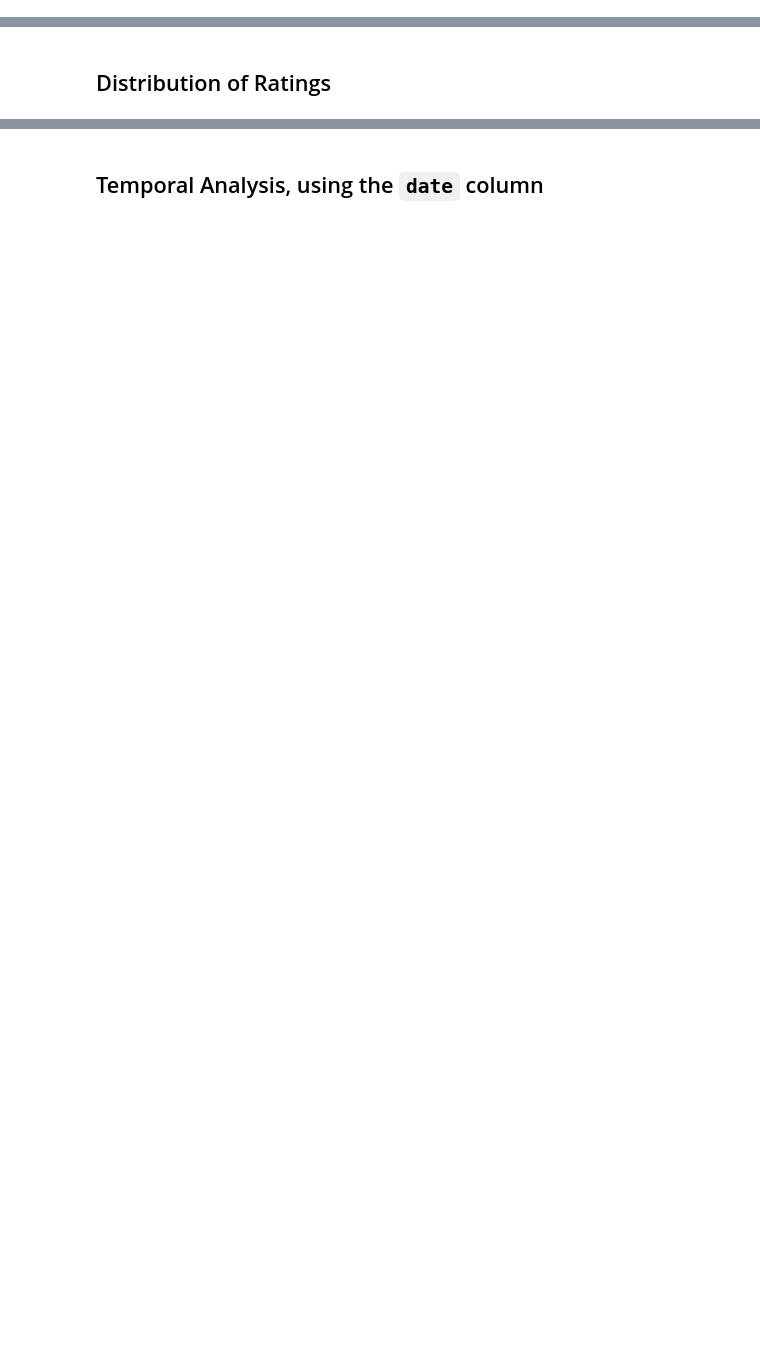
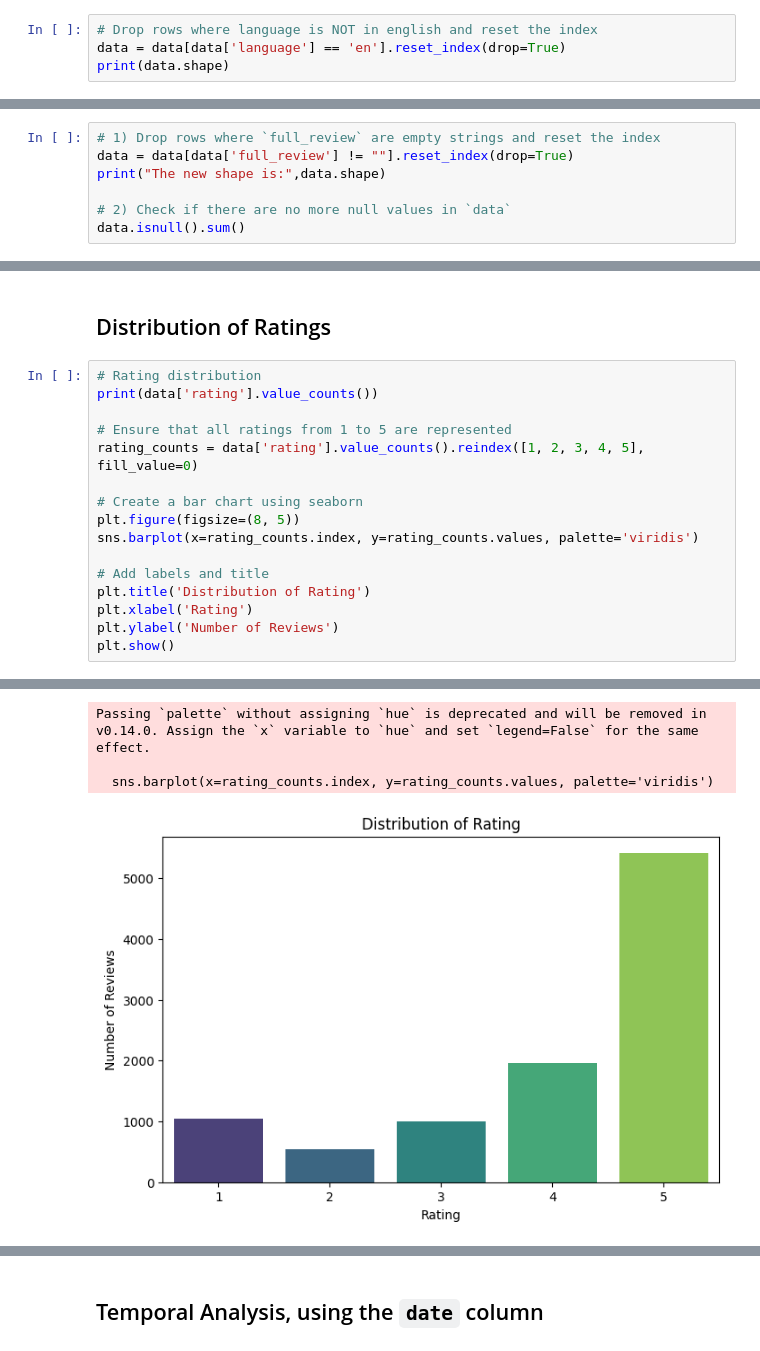
Before and after one commit to hyinki/mla, a Jupyter notebook: sia.ipynb, the cells around one changed output, grey strips where cells are left out. Drawn from its saved outputs; the diff is of its cells as text; blank space fills up the shorter version.

```diff
--- a/sia.ipynb
+++ b/sia.ipynb
@@ -359,0 +509,4 @@ data.head()
+# %%
+# Drop rows where language is NOT in english and reset the index
+data = data[data['language'] == 'en'].reset_index(drop=True)
+print(data.shape)
@@ -359,0 +520,7 @@ data.head()
+# %%
+# 1) Drop rows where `full_review` are empty strings and reset the index
+data = data[data['full_review'] != ""].reset_index(drop=True)
+print("The new shape is:",data.shape)
+
+# 2) Check if there are no more null values in `data`
+data.isnull().sum()
@@ -375,3 +552,20 @@ data.describe()
 | max | 5.000000 | 158.000000 |
 # %% [markdown]
 ## Distribution of Ratings
+# %%
+# Rating distribution
+print(data['rating'].value_counts())
+
+# Ensure that all ratings from 1 to 5 are represented
+rating_counts = data['rating'].value_counts().reindex([1, 2, 3, 4, 5], fill_value=0)
+
+# Create a bar chart using seaborn
+plt.figure(figsize=(8, 5))
+sns.barplot(x=rating_counts.index, y=rating_counts.values, palette='viridis')
+
+# Add labels and title
+plt.title('Distribution of Rating')
+plt.xlabel('Rating')
+plt.ylabel('Number of Reviews')
+plt.show()
+# %% [output]
@@ -377,0 +579,4 @@ data.describe()
+Passing `palette` without assigning `hue` is deprecated and will be removed in v0.14.0. Assign the `x` variable to `hue` and set `legend=False` for the same effect.
+
+  sns.barplot(x=rating_counts.index, y=rating_counts.values, palette='viridis')
+[figure, added]
```
Also changed, not shown: parts of 49 cells of this notebook.
